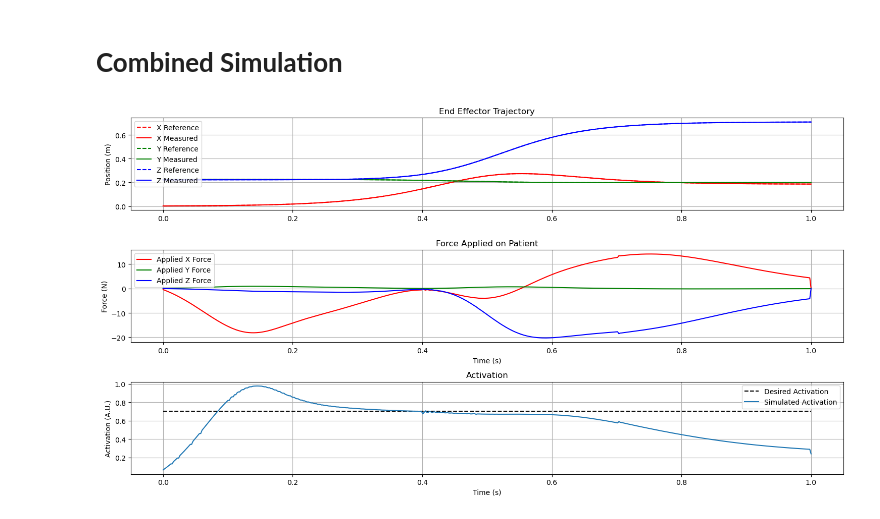
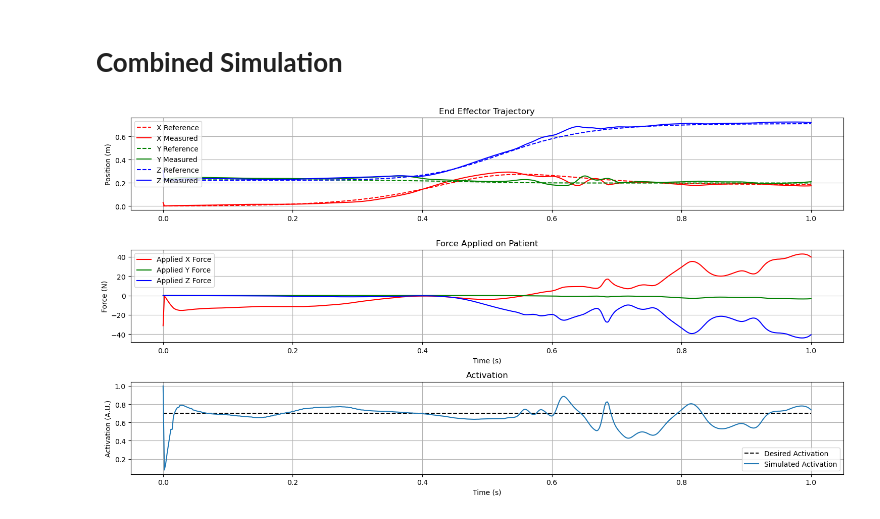
Before and after one commit to aaronjohnsabu1999/flexiforce, a Jupyter notebook: Simulation.ipynb, the cells around one changed output. Saved outputs shown, nothing was run; the diff lists cells and outputs as text; code cells hidden in the pictures.

```diff
--- a/Simulation.ipynb
+++ b/Simulation.ipynb
@@ -79,31 +79,13 @@ plt.show()
 # %% [markdown]
 # **Combined Simulation**
 # %%
-G1 = {
-    'G_p': 100, #1000
-    'G_i': 7500, #10000
-    'G_d': 5,
-    }
 
-G2 = {
-    'G_p': 3000, #3000
-    'G_i': 3000, #1000
-    'G_d': 5,
-    }
-
-G3 = {
-    'G_p': 10000, #3000
-    'G_i': 3000, #1000
-    'G_d': 0,
+G = {
+    'G_p': 100,
+    'G_i': 200,
+    'G_d': 0.1
 }
 
-##best params so far: 200, 1000, 1
-##best params so far: 500, 1000, 0 also did pretty well
-## 750, 1000, 5
-## 1500, 2500, 5
-## 3000, 2000, 5
-## 3000, 1000, 5 / 300
-
-run(curl_time = 1, G1 = G1, G2 = G2, G3 = G3, sps = 500)
+run(curl_time = 1, G = G, sps = 500)
 # %% [output]
-[figure, old version]
+[figure, new version]
```
Also changed, not shown: 6 other files.
